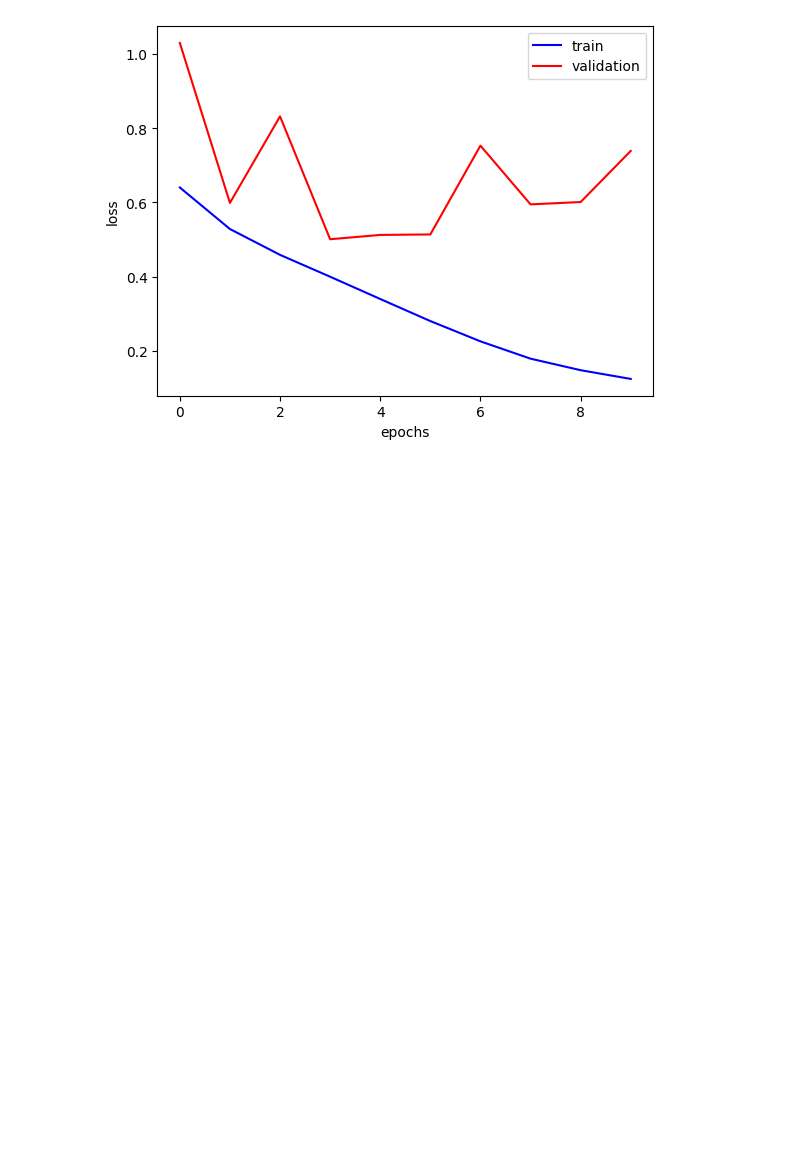
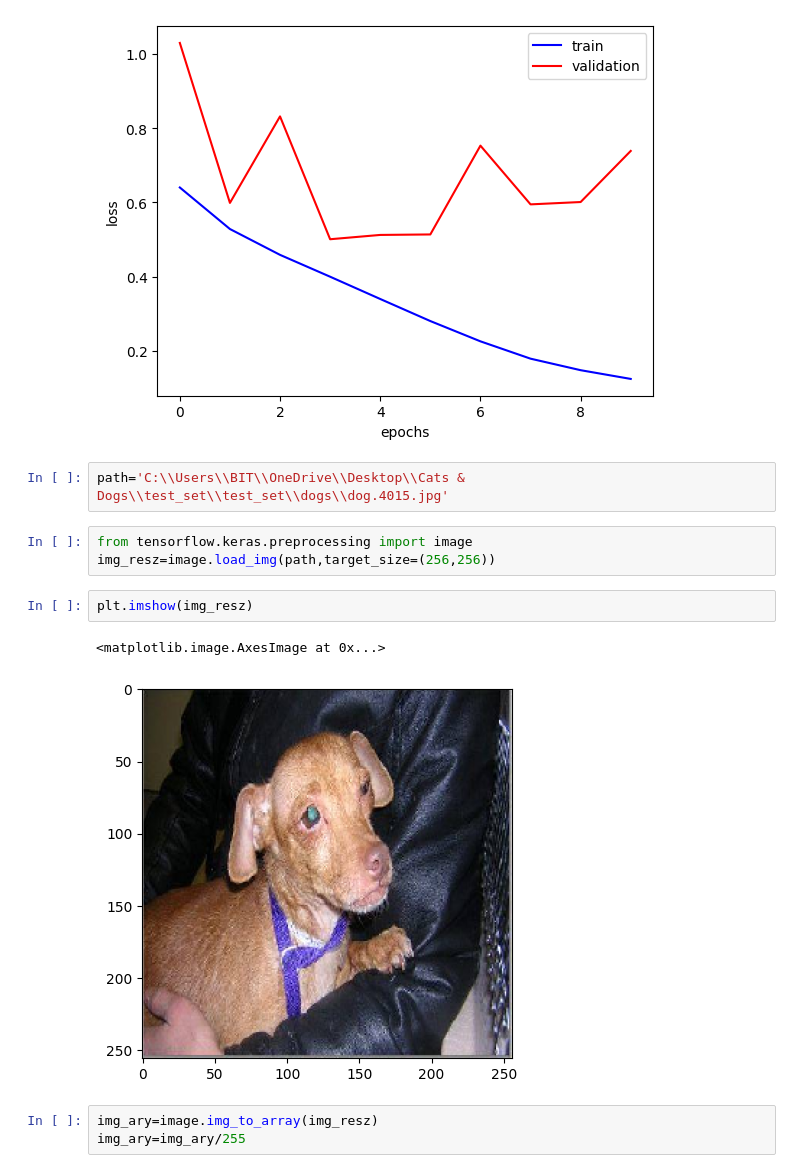
Before and after one commit to lakshjn6/CAT_DOG_Classifier, a Jupyter notebook: cat_dog.ipynb, the cells around one changed output. Drawn from its saved outputs; the diff is of its cells as text; blank space fills up the shorter version.

```diff
--- a/cat_dog.ipynb
+++ b/cat_dog.ipynb
@@ -130,3 +130,16 @@ plt.legend()
 plt.show()
 # %% [output]
 [figure]
+# %%
+path='C:\\Users\\BIT\\OneDrive\\Desktop\\Cats & Dogs\\test_set\\test_set\\dogs\\dog.4015.jpg'
+# %%
+from tensorflow.keras.preprocessing import image
+img_resz=image.load_img(path,target_size=(256,256))
+# %%
+plt.imshow(img_resz)
+# %% [output]
+<matplotlib.image.AxesImage at 0x...>
+[figure, added]
+# %%
+img_ary=image.img_to_array(img_resz)
+img_ary=img_ary/255
```
Also changed, not shown: parts of 5 cells of this notebook.
